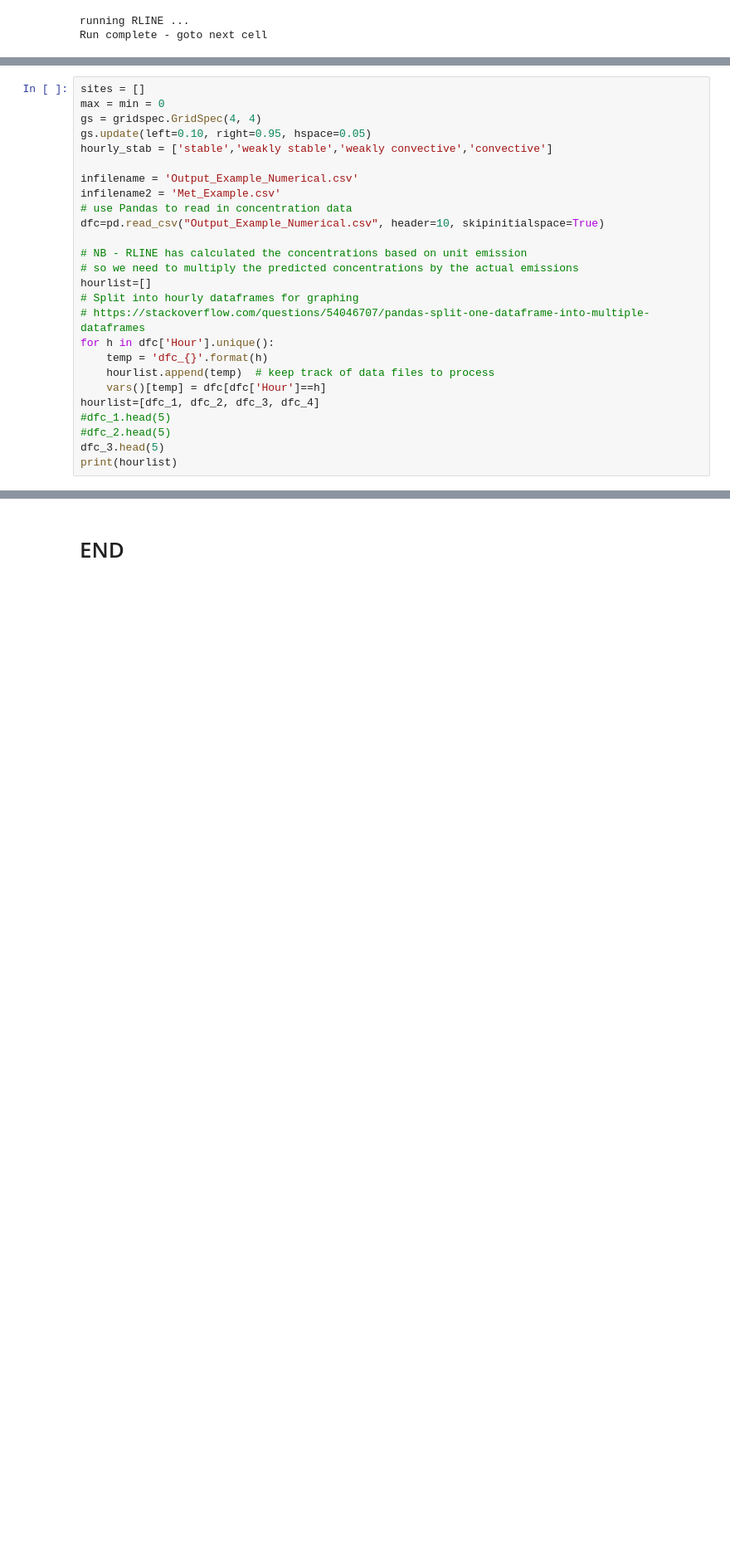
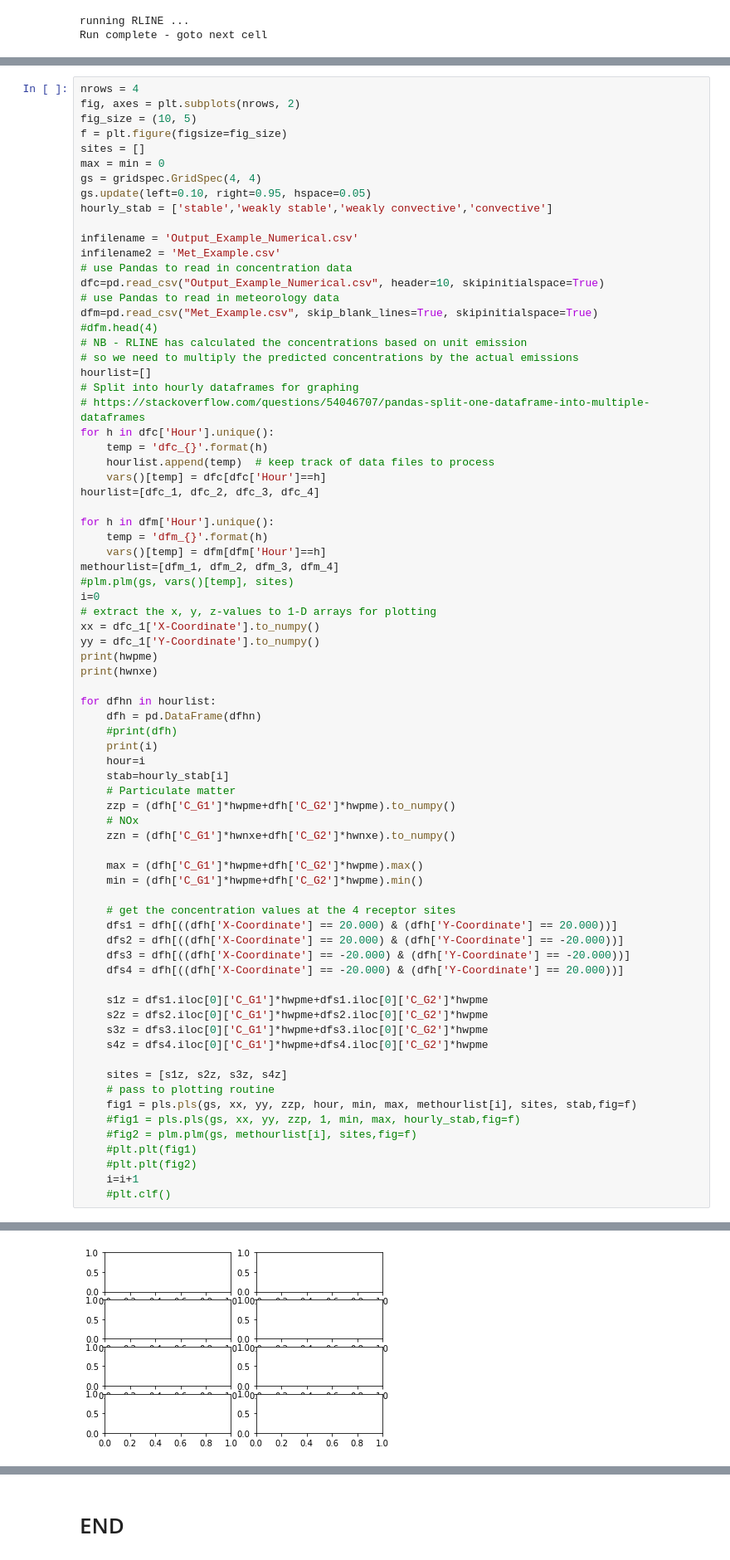
Before and after one commit to edinumet/rline, a Jupyter notebook: rline_eft.ipynb, the cells around one changed output, grey strips where cells are left out. Shown: that part at 83% size. Drawn from its saved outputs; the diff is of its cells as text; blank space fills up the shorter version.

```diff
--- a/rline_eft.ipynb
+++ b/rline_eft.ipynb
@@ -316,4 +324,8 @@ Run complete - goto next cell
 # %%
+nrows = 4
+fig, axes = plt.subplots(nrows, 2)
+fig_size = (10, 5)
+f = plt.figure(figsize=fig_size)
 sites = []
 max = min = 0
 gs = gridspec.GridSpec(4, 4)
@@ -324,7 +336,9 @@ infilename = 'Output_Example_Numerical.csv'
 infilename2 = 'Met_Example.csv'
 # use Pandas to read in concentration data
 dfc=pd.read_csv("Output_Example_Numerical.csv", header=10, skipinitialspace=True)
-
+# use Pandas to read in meteorology data
+dfm=pd.read_csv("Met_Example.csv", skip_blank_lines=True, skipinitialspace=True)
+#dfm.head(4)
 # NB - RLINE has calculated the concentrations based on unit emission
 # so we need to multiply the predicted concentrations by the actual emissions
 hourlist=[]
@@ -335,8 +349,51 @@ for h in dfc['Hour'].unique():
     hourlist.append(temp)  # keep track of data files to process
     vars()[temp] = dfc[dfc['Hour']==h]
 hourlist=[dfc_1, dfc_2, dfc_3, dfc_4]
-#dfc_1.head(5)
-#dfc_2.head(5)
-dfc_3.head(5)
-print(hourlist)
+
+for h in dfm['Hour'].unique():
+    temp = 'dfm_{}'.format(h)
+    vars()[temp] = dfm[dfm['Hour']==h]
+methourlist=[dfm_1, dfm_2, dfm_3, dfm_4]
+#plm.plm(gs, vars()[temp], sites)
+i=0
+# extract the x, y, z-values to 1-D arrays for plotting
+xx = dfc_1['X-Coordinate'].to_numpy()
+yy = dfc_1['Y-Coordinate'].to_numpy()
+print(hwpme)
+print(hwnxe)
+
+for dfhn in hourlist:
+    dfh = pd.DataFrame(dfhn)
+    #print(dfh)
+    print(i)
+    hour=i
+    stab=hourly_stab[i]
+    # Particulate matter
+    zzp = (dfh['C_G1']*hwpme+dfh['C_G2']*hwpme).to_numpy()
+    # NOx
+    zzn = (dfh['C_G1']*hwnxe+dfh['C_G2']*hwnxe).to_numpy()
+
+    max = (dfh['C_G1']*hwpme+dfh['C_G2']*hwpme).max()
+    min = (dfh['C_G1']*hwpme+dfh['C_G2']*hwpme).min()
+
+    # get the concentration values at the 4 receptor sites
+    dfs1 = dfh[((dfh['X-Coordinate'] == 20.000) & (dfh['Y-Coordinate'] == 20.000))]
+    dfs2 = dfh[((dfh['X-Coordinate'] == 20.000) & (dfh['Y-Coordinate'] == -20.000))]
+    dfs3 = dfh[((dfh['X-Coordinate'] == -20.000) & (dfh['Y-Coordinate'] == -20.000))]
+    dfs4 = dfh[((dfh['X-Coordinate'] == -20.000) & (dfh['Y-Coordinate'] == 20.000))]
+
+    s1z = dfs1.iloc[0]['C_G1']*hwpme+dfs1.iloc[0]['C_G2']*hwpme
+    s2z = dfs2.iloc[0]['C_G1']*hwpme+dfs2.iloc[0]['C_G2']*hwpme
+    s3z = dfs3.iloc[0]['C_G1']*hwpme+dfs3.iloc[0]['C_G2']*hwpme
+    s4z = dfs4.iloc[0]['C_G1']*hwpme+dfs4.iloc[0]['C_G2']*hwpme
+
+    sites = [s1z, s2z, s3z, s4z]
+    # pass to plotting routine
+    fig1 = pls.pls(gs, xx, yy, zzp, hour, min, max, methourlist[i], sites, stab,fig=f)
+    #fig1 = pls.pls(gs, xx, yy, zzp, 1, min, max, hourly_stab,fig=f)
+    #fig2 = plm.plm(gs, methourlist[i], sites,fig=f)
+    #plt.plt(fig1)
+    #plt.plt(fig2)
+    i=i+1
+    #plt.clf()
 # %% [output]
@@ -359,0 +406 @@ print(hourlist)
+[figure, added]
```
Also changed, not shown: parts of 6 cells of this notebook, 2 other files.
